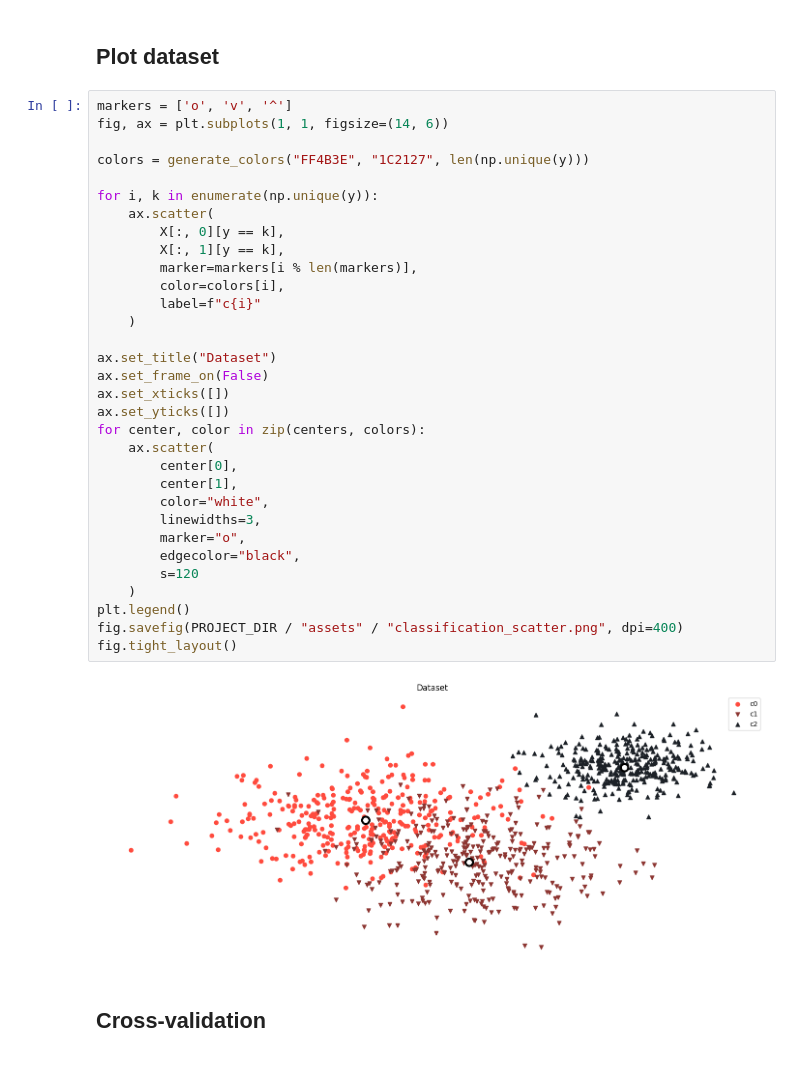
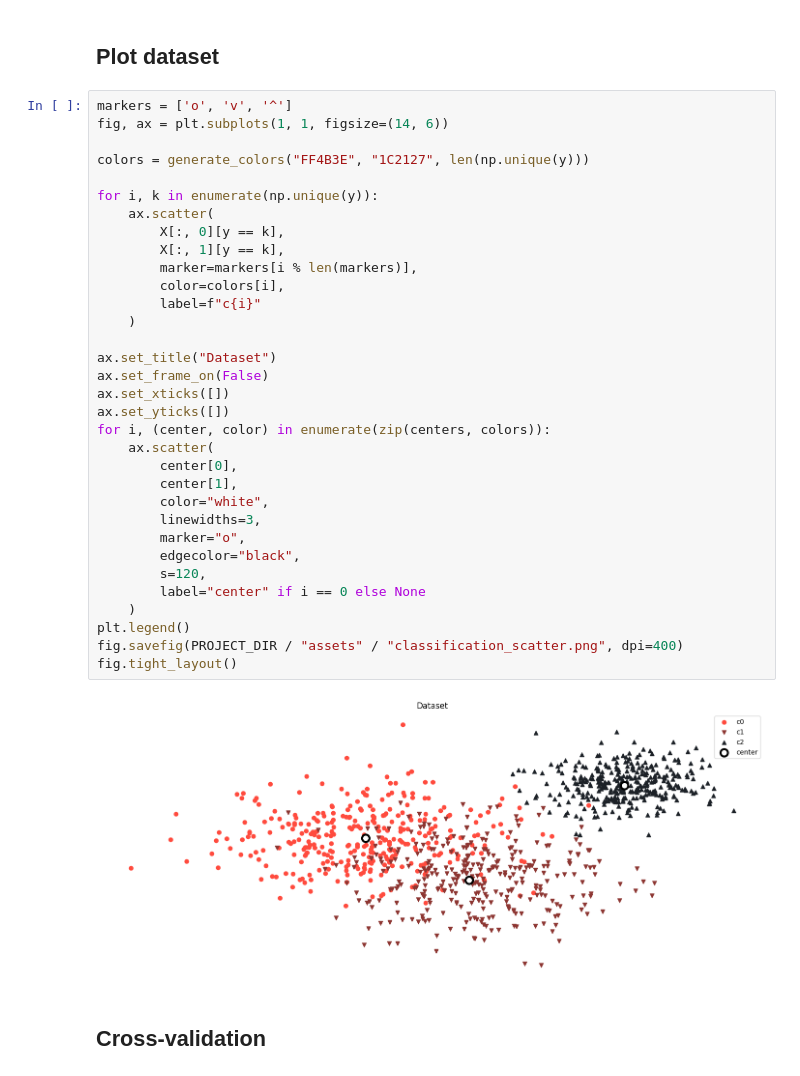
Before and after one commit to Manuelfjr/mlpr, a Jupyter notebook: notebooks/supervisioned/classification/01.ml_classification_examples.ipynb, the cells around one changed output. Saved outputs shown, nothing was run; the diff lists cells and outputs as text.

```diff
--- a/notebooks/supervisioned/classification/01.ml_classification_examples.ipynb
+++ b/notebooks/supervisioned/classification/01.ml_classification_examples.ipynb
@@ -83,36 +83,37 @@ X, y = make_blobs(
 markers = ['o', 'v', '^']
 fig, ax = plt.subplots(1, 1, figsize=(14, 6))
 
 colors = generate_colors("FF4B3E", "1C2127", len(np.unique(y)))
 
 for i, k in enumerate(np.unique(y)):
     ax.scatter(
         X[:, 0][y == k],
         X[:, 1][y == k],
         marker=markers[i % len(markers)],
         color=colors[i],
         label=f"c{i}"
     )
 
 ax.set_title("Dataset")
 ax.set_frame_on(False)
 ax.set_xticks([])
 ax.set_yticks([])
-for center, color in zip(centers, colors):
+for i, (center, color) in enumerate(zip(centers, colors)):
     ax.scatter(
         center[0],
         center[1],
         color="white",
         linewidths=3,
         marker="o",
         edgecolor="black",
-        s=120
+        s=120,
+        label="center" if i == 0 else None
     )
 plt.legend()
 fig.savefig(PROJECT_DIR / "assets" / "classification_scatter.png", dpi=400)
 fig.tight_layout()
 # %% [output]
-[figure, old version]
+[figure, new version]
 # %% [markdown]
 ## Cross-validation
 # %%
```
Also changed, not shown: 4 other files.
